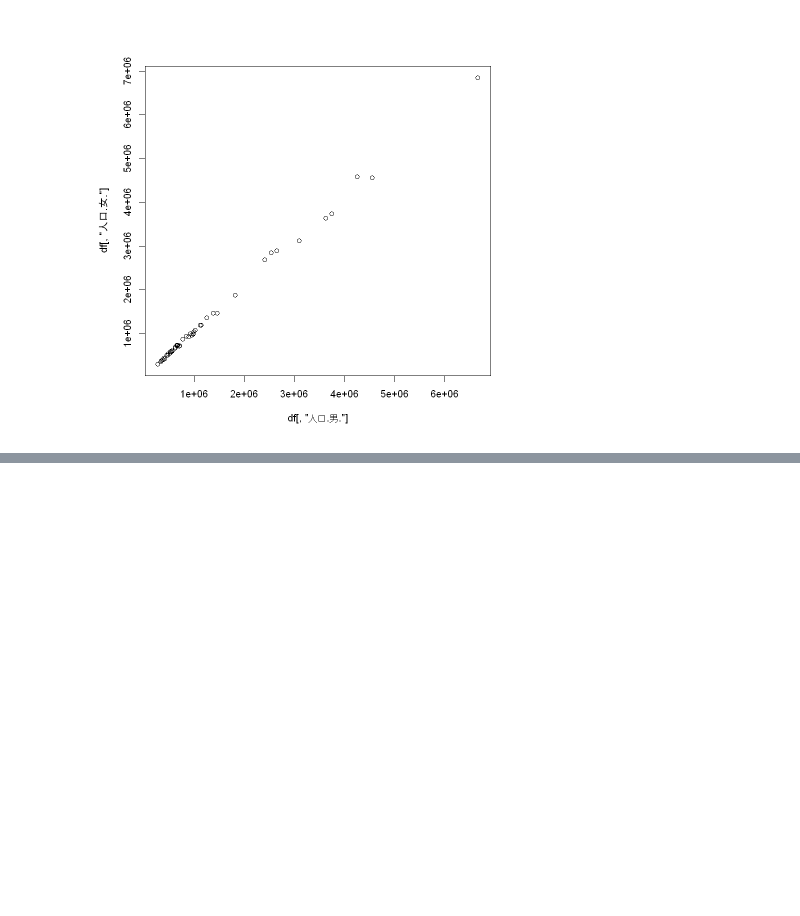
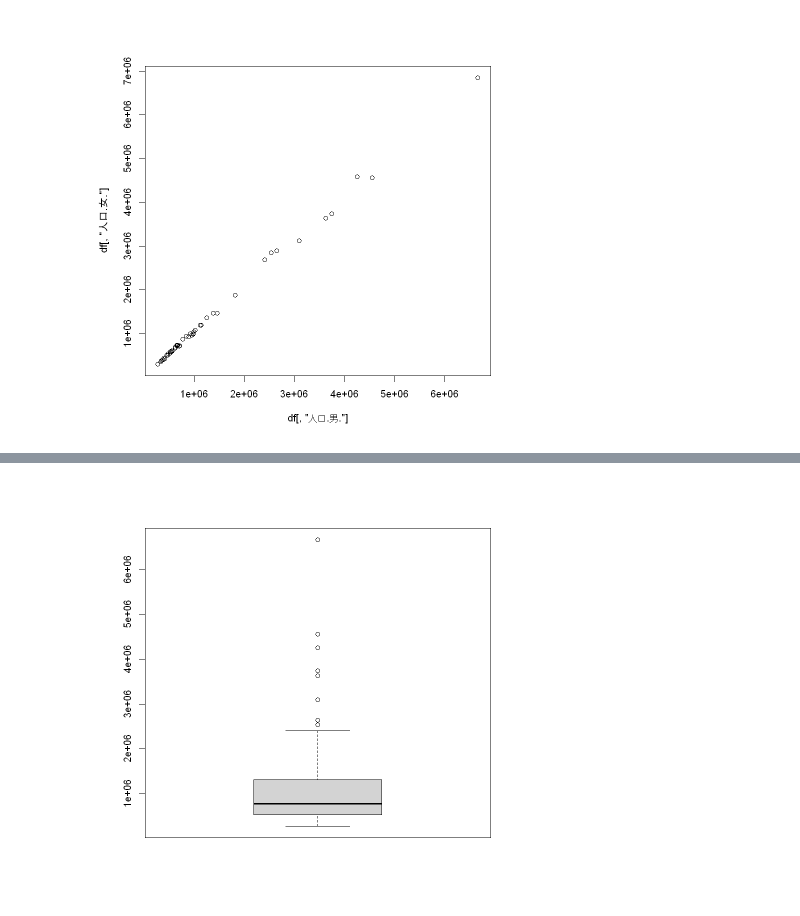
Before and after one commit to yoshi1024/study-meeting, a Jupyter notebook: 勉強会/第3回/Rコードノートブック.ipynb, the cells around one changed output, grey strips where cells are left out. Cells and saved outputs as stored; diff of their text form; code cells hidden in the pictures; blank space fills up the shorter version.

```diff
--- a/勉強会/第3回/Rコードノートブック.ipynb
+++ b/勉強会/第3回/Rコードノートブック.ipynb
@@ -177,0 +183,4 @@ ggplot(data = df, mapping = aes(x = df[,'人口.男.'], y = df[,'人口.女.']))
+# %%
+boxplot(df$人口.男.)
+# %% [output]
+[figure, added]
```
Also changed, not shown: parts of 6 cells of this notebook, 2 other files.
